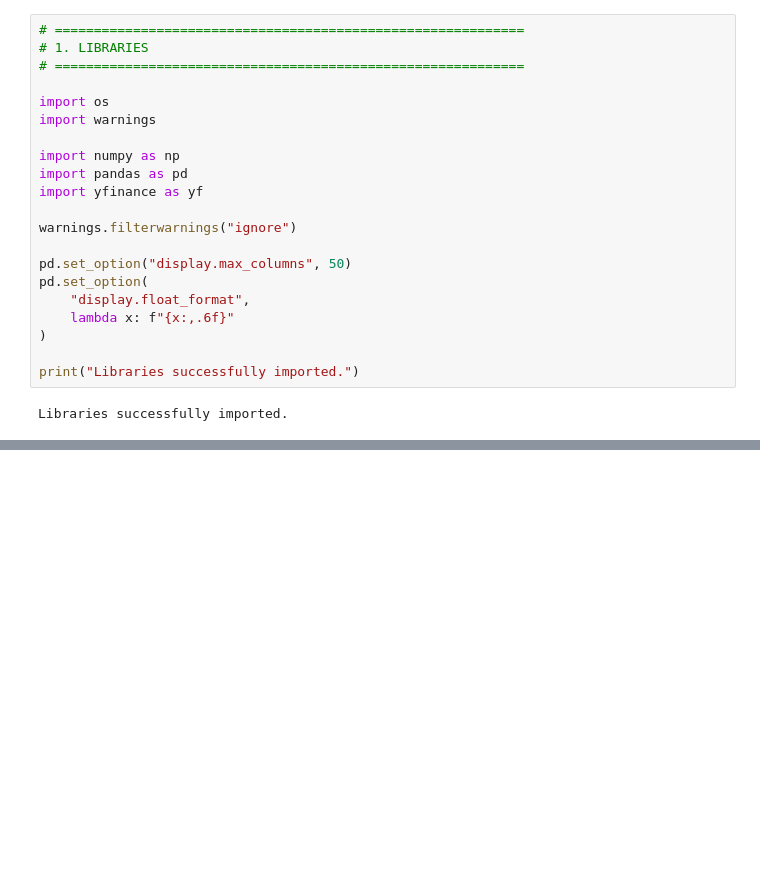
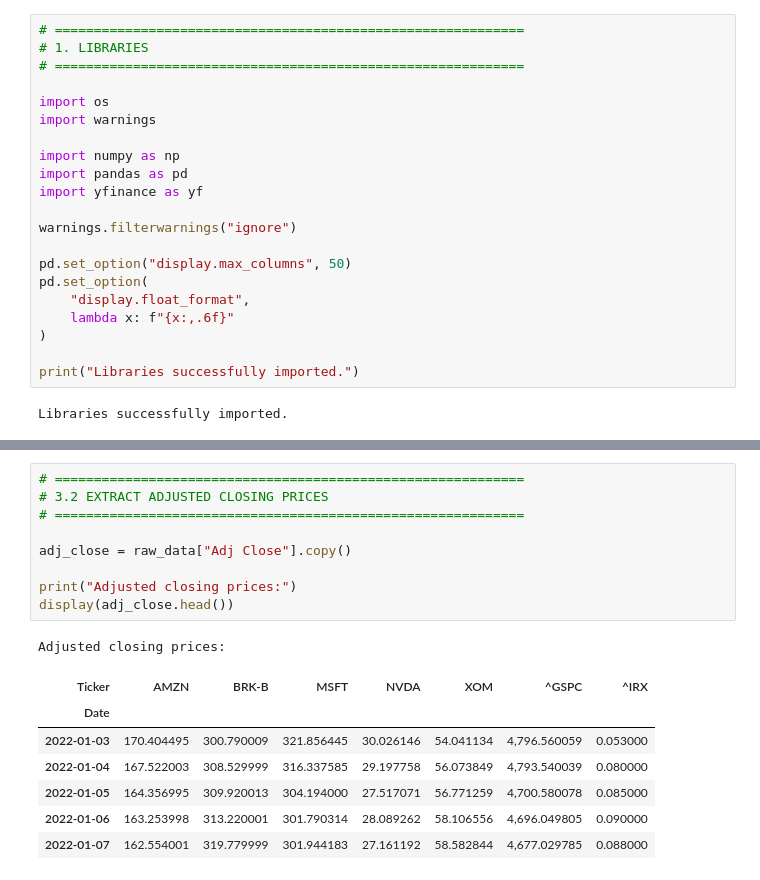
Before and after one commit to josuemarroquinj/corporate-value-portfolio-risk-analysis, a Jupyter notebook: notebooks/01_market_data_collection.ipynb, the cells around one changed output, grey strips where cells are left out. Cells and saved outputs as stored; diff of their text form; blank space fills up the shorter version.

```diff
--- a/notebooks/01_market_data_collection.ipynb
+++ b/notebooks/01_market_data_collection.ipynb
@@ -66,0 +269,18 @@ Libraries successfully imported.
+# %%
+# ============================================================
+# 3.2 EXTRACT ADJUSTED CLOSING PRICES
+# ============================================================
+
+adj_close = raw_data["Adj Close"].copy()
+
+print("Adjusted closing prices:")
+display(adj_close.head())
+# %% [output]
+Adjusted closing prices:
+| Ticker | AMZN | BRK-B | MSFT | NVDA | XOM | ^GSPC | ^IRX |
+| Date |  |  |  |  |  |  |  |
+| 2022-01-03 | 170.404495 | 300.790009 | 321.856445 | 30.026146 | 54.041134 | 4,796.560059 | 0.053000 |
+| 2022-01-04 | 167.522003 | 308.529999 | 316.337585 | 29.197758 | 56.073849 | 4,793.540039 | 0.080000 |
+| 2022-01-05 | 164.356995 | 309.920013 | 304.194000 | 27.517071 | 56.771259 | 4,700.580078 | 0.085000 |
+| 2022-01-06 | 163.253998 | 313.220001 | 301.790314 | 28.089262 | 58.106556 | 4,696.049805 | 0.090000 |
+| 2022-01-07 | 162.554001 | 319.779999 | 301.944183 | 27.161192 | 58.582844 | 4,677.029785 | 0.088000 |
```
Also changed, not shown: parts of 12 cells of this notebook.
